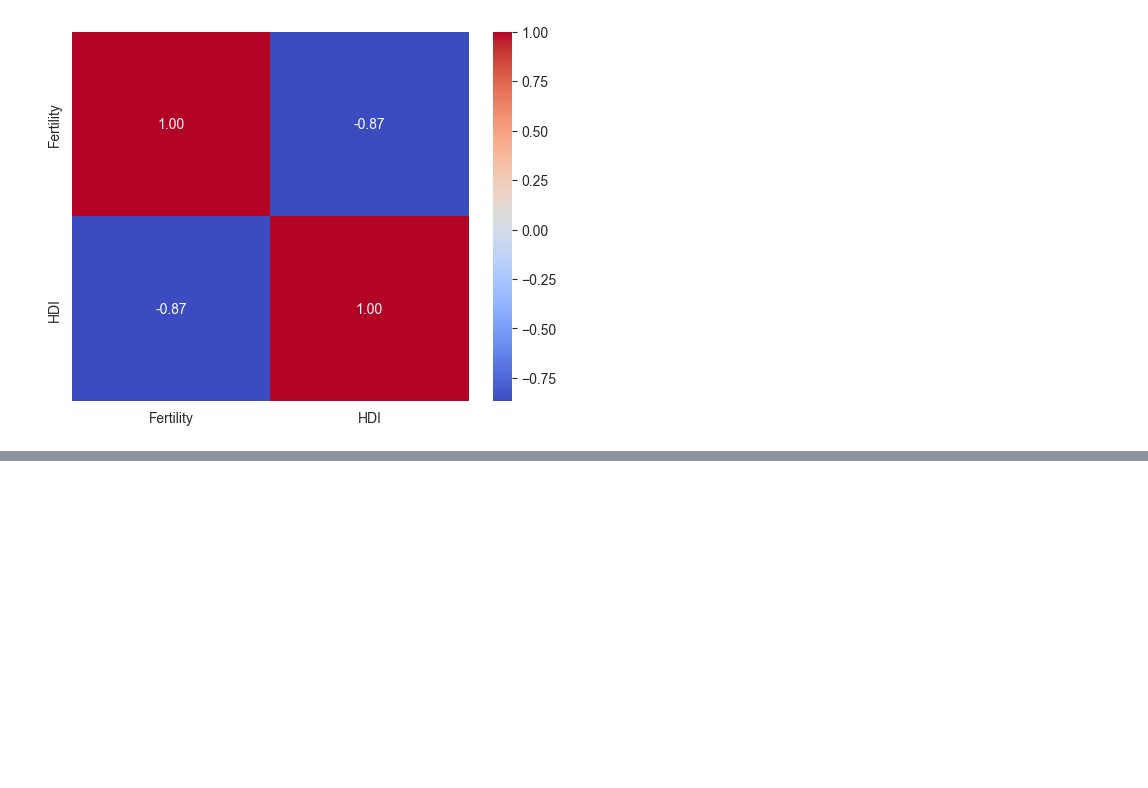
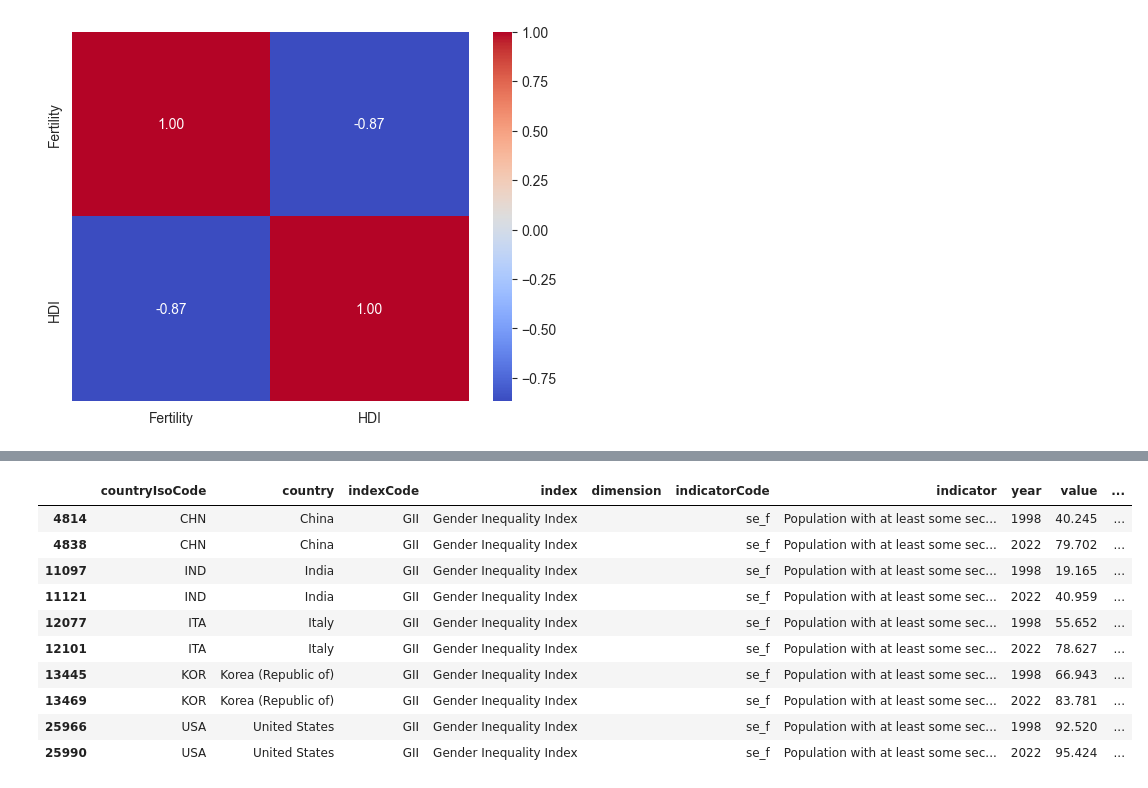
Before and after one commit to ByZeroMatt/SciVis_Project_2024, a Jupyter notebook: src/main/main.ipynb, the cells around one changed output, grey strips where cells are left out. Cells and saved outputs as stored; diff of their text form; code cells hidden in the pictures; blank space fills up the shorter version.

```diff
--- a/src/main/main.ipynb
+++ b/src/main/main.ipynb
@@ -428,0 +461,16 @@ plt.show()
+# %%
+gii_99and22 = gii[((gii['year'] == 2022) | (gii['year'] == 1998)) & (gii['indicator'] == 'Population with at least some secondary education, female (% ages 25 and older)')]
+gii_99and22 = gii_99and22[(gii_99and22['country'] == 'China') | (gii_99and22['country'] == 'Italy') | (gii_99and22['country'] == 'United States') | (gii_99and22['country'] == 'India') | (gii_99and22['country'] == 'Korea (Republic of)')]
+gii_99and22
+# %% [output]
+|  | countryIsoCode | country | indexCode | index | dimension | indicatorCode | indicator | year | value | ... |
+| 4814 | CHN | China | GII | Gender Inequality Index |  | se_f | Population with at least some sec... | 1998 | 40.245 | ... |
+| 4838 | CHN | China | GII | Gender Inequality Index |  | se_f | Population with at least some sec... | 2022 | 79.702 | ... |
+| 11097 | IND | India | GII | Gender Inequality Index |  | se_f | Population with at least some sec... | 1998 | 19.165 | ... |
+| 11121 | IND | India | GII | Gender Inequality Index |  | se_f | Population with at least some sec... | 2022 | 40.959 | ... |
+| 12077 | ITA | Italy | GII | Gender Inequality Index |  | se_f | Population with at least some sec... | 1998 | 55.652 | ... |
+| 12101 | ITA | Italy | GII | Gender Inequality Index |  | se_f | Population with at least some sec... | 2022 | 78.627 | ... |
+| 13445 | KOR | Korea (Republic of) | GII | Gender Inequality Index |  | se_f | Population with at least some sec... | 1998 | 66.943 | ... |
+| 13469 | KOR | Korea (Republic of) | GII | Gender Inequality Index |  | se_f | Population with at least some sec... | 2022 | 83.781 | ... |
+| 25966 | USA | United States | GII | Gender Inequality Index |  | se_f | Population with at least some sec... | 1998 | 92.520 | ... |
+| 25990 | USA | United States | GII | Gender Inequality Index |  | se_f | Population with at least some sec... | 2022 | 95.424 | ... |
```
Also changed, not shown: parts of 2 cells of this notebook.
